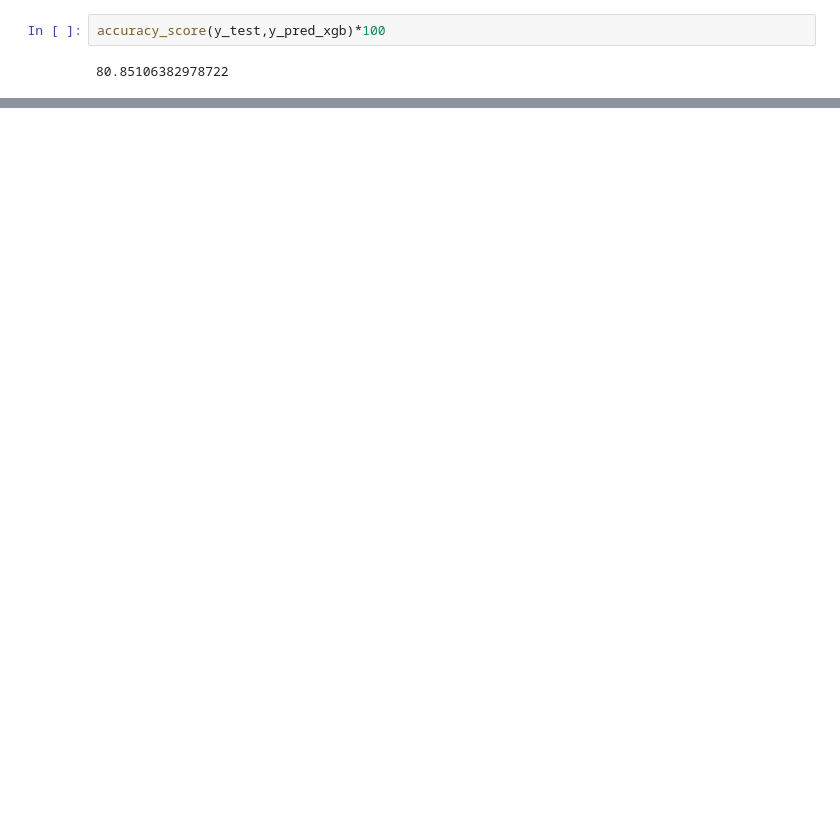
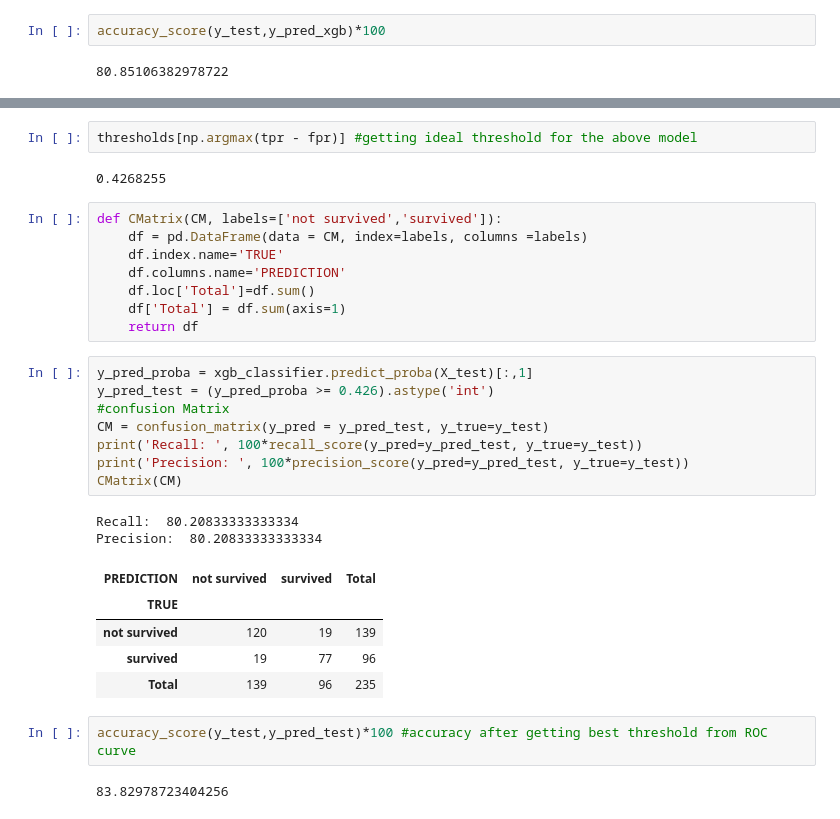
Before and after one commit to cherucole/Practice-Notebooks, a Jupyter notebook: Titanic Data Modelling/Titanic Dataset Modelling.ipynb, the cells around one changed output, grey strips where cells are left out. Drawn from its saved outputs; the diff is of its cells as text; blank space fills up the shorter version.

Commit message:
added use of ROC curve to get best threshold & it improved all metrics

```diff
--- a/Titanic Data Modelling/Titanic Dataset Modelling.ipynb
+++ b/Titanic Data Modelling/Titanic Dataset Modelling.ipynb
@@ -293,0 +340,32 @@ accuracy_score(y_test,y_pred_xgb)*100
+# %%
+thresholds[np.argmax(tpr - fpr)] #getting ideal threshold for the above model
+# %% [output]
+0.4268255
+# %%
+def CMatrix(CM, labels=['not survived','survived']):
+    df = pd.DataFrame(data = CM, index=labels, columns =labels)
+    df.index.name='TRUE'
+    df.columns.name='PREDICTION'
+    df.loc['Total']=df.sum()
+    df['Total'] = df.sum(axis=1)
+    return df
+# %%
+y_pred_proba = xgb_classifier.predict_proba(X_test)[:,1]
+y_pred_test = (y_pred_proba >= 0.426).astype('int')
+#confusion Matrix
+CM = confusion_matrix(y_pred = y_pred_test, y_true=y_test)
+print('Recall: ', 100*recall_score(y_pred=y_pred_test, y_true=y_test))
+print('Precision: ', 100*precision_score(y_pred=y_pred_test, y_true=y_test))
+CMatrix(CM)
+# %% [output]
+Recall:  80.20833333333334
+Precision:  80.20833333333334
+| PREDICTION | not survived | survived | Total |
+| TRUE |  |  |  |
+| not survived | 120 | 19 | 139 |
+| survived | 19 | 77 | 96 |
+| Total | 139 | 96 | 235 |
+# %%
+accuracy_score(y_test,y_pred_test)*100 #accuracy after getting best threshold from ROC curve
+# %% [output]
+83.82978723404256
```
Also changed, not shown: parts of 25 cells of this notebook, 2 other files.
